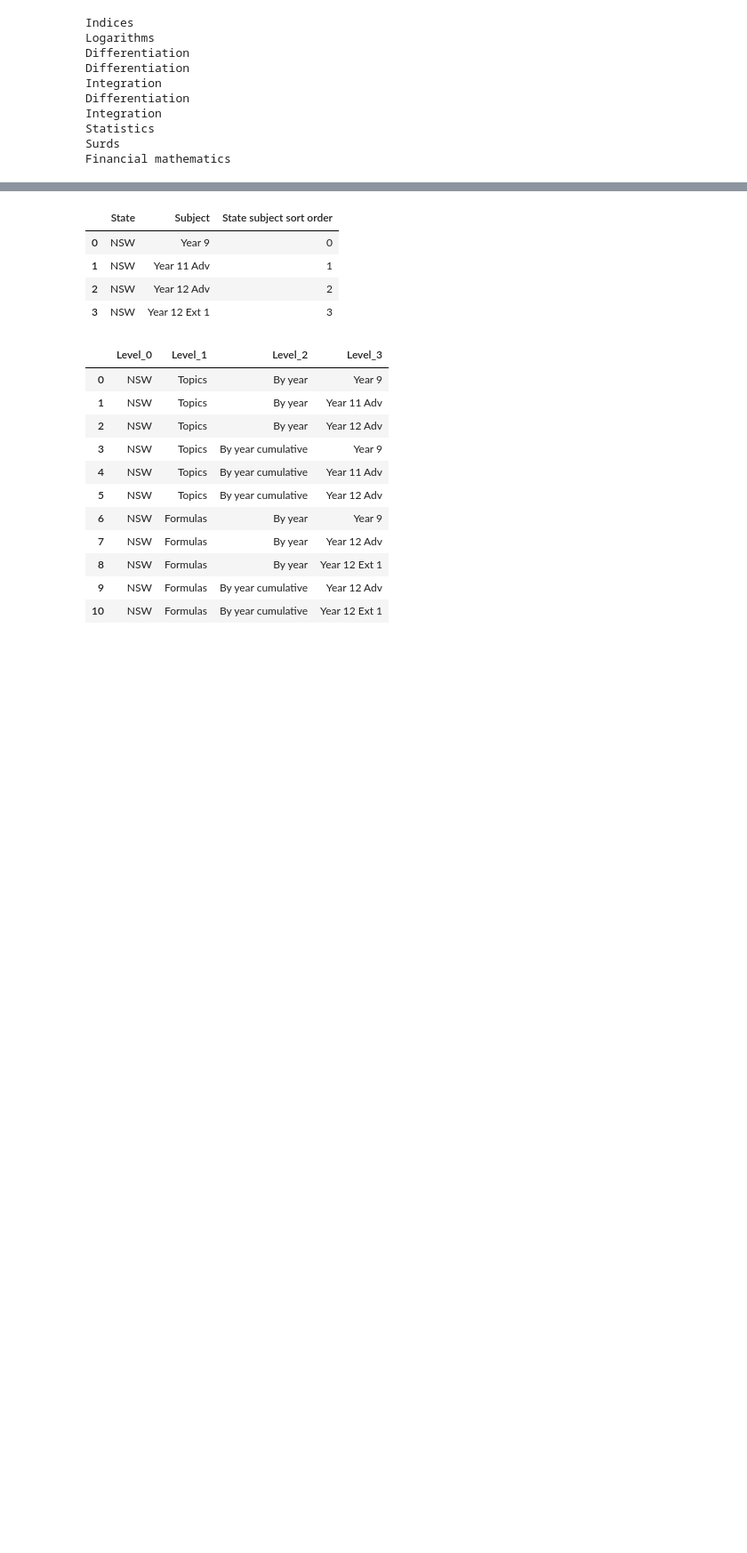
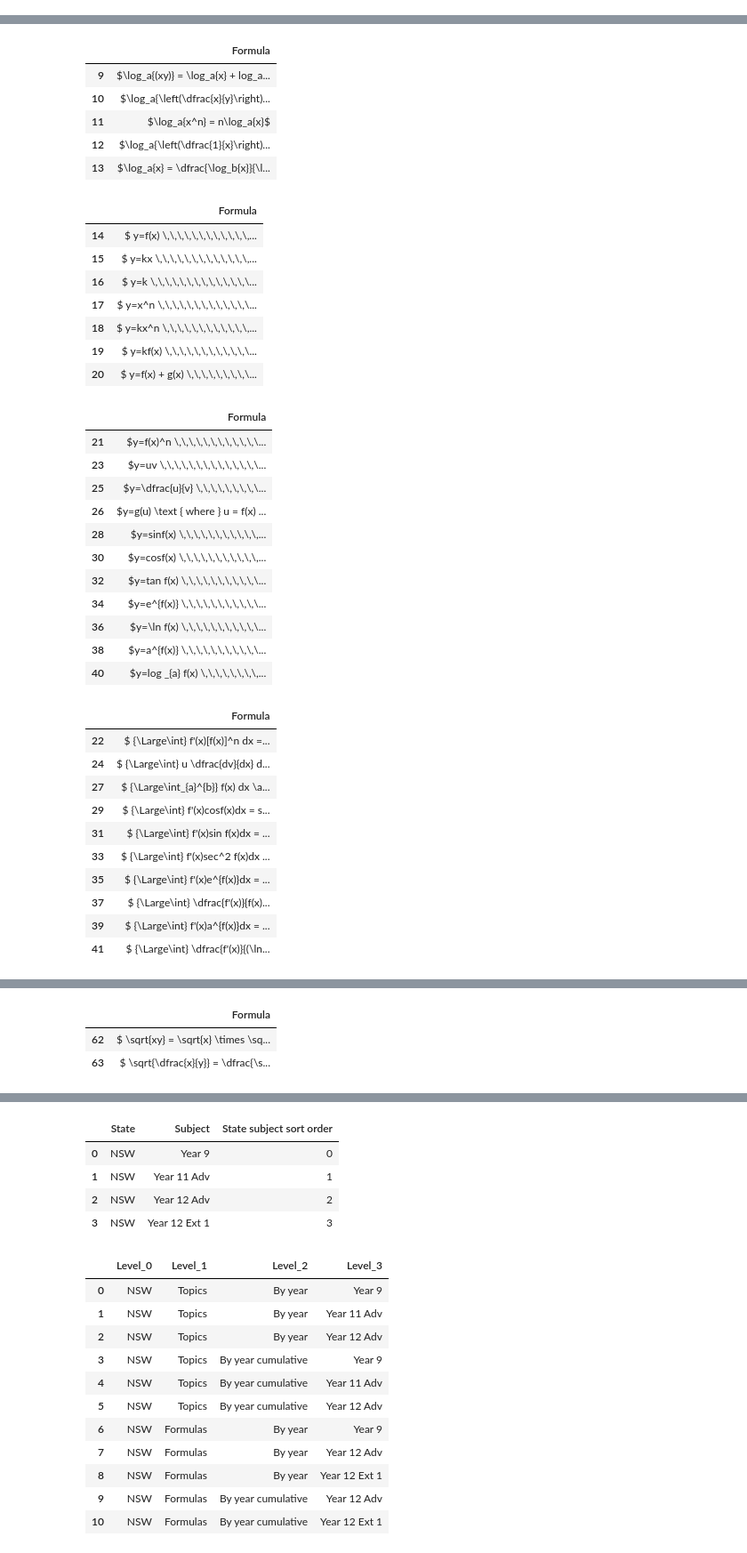
Before and after one commit to charl-potgieter/AustralianSchoolMaths, a Jupyter notebook: WebsiteCreator/caller.ipynb, the cells around one changed output, grey strips where cells are left out. Shown at 89% size. Drawn from its saved outputs; the diff is of its cells as text; code cells hidden in the pictures; blank space fills up the shorter version.

```diff
--- a/WebsiteCreator/caller.ipynb
+++ b/WebsiteCreator/caller.ipynb
@@ -11,21 +12,18 @@ data_sources = DataSource()
 formulas = Formulas(data_sources.formulas_by_year())
 df = formulas._unique_state_subject_categories()
 
-def  my_generator():
-    for item in df.itertuples():
-        yield((item.Category))
+# def  my_generator():
+#     for item in df.itertuples():
+#         formula_table = FormulaTable(formulas)
+#         formula_table.state = item.State
+#         formula_table.category = item.Category
+#         formula_table.subject = item.Subject
+#         yield(formula_table)
 
 
-for item in my_generator():
-    print (item)
+# for item in my_generator():
+#     print (item.category)
+
+for table in formulas.formula_tables():
+    display(table._formula_data)
 # %% [output]
-Indices
-Logarithms
-Differentiation
-Differentiation
-Integration
-Differentiation
-Integration
-Statistics
-Surds
-Financial mathematics
@@ -31,0 +40,37 @@ Financial mathematics
+|  | Formula |
+| 9 | $\log_a{(xy)} = \log_a{x} + log_a... |
+| 10 | $\log_a{\left(\dfrac{x}{y}\right)... |
+| 11 | $\log_a{x^n} = n\log_a{x}$ |
+| 12 | $\log_a{\left(\dfrac{1}{x}\right)... |
+| 13 | $\log_a{x} = \dfrac{\log_b{x}}{\l... |
+|  | Formula |
+| 14 | $ y=f(x) \,\,\,\,\,\,\,\,\,\,\,\,... |
+| 15 | $ y=kx \,\,\,\,\,\,\,\,\,\,\,\,\,... |
+| 16 | $ y=k \,\,\,\,\,\,\,\,\,\,\,\,\,\... |
+| 17 | $ y=x^n \,\,\,\,\,\,\,\,\,\,\,\,\... |
+| 18 | $ y=kx^n \,\,\,\,\,\,\,\,\,\,\,\,... |
+| 19 | $ y=kf(x) \,\,\,\,\,\,\,\,\,\,\,\... |
+| 20 | $ y=f(x) + g(x) \,\,\,\,\,\,\,\,\... |
+|  | Formula |
+| 21 | $y=f(x)^n \,\,\,\,\,\,\,\,\,\,\,\... |
+| 23 | $y=uv \,\,\,\,\,\,\,\,\,\,\,\,\,\... |
+| 25 | $y=\dfrac{u}{v} \,\,\,\,\,\,\,\,\... |
+| 26 | $y=g(u) \text { where } u = f(x) ... |
+| 28 | $y=sinf(x) \,\,\,\,\,\,\,\,\,\,\,... |
+| 30 | $y=cosf(x) \,\,\,\,\,\,\,\,\,\,\,... |
+| 32 | $y=tan f(x) \,\,\,\,\,\,\,\,\,\,\... |
+| 34 | $y=e^{f(x)} \,\,\,\,\,\,\,\,\,\,\... |
+| 36 | $y=\ln f(x) \,\,\,\,\,\,\,\,\,\,\... |
+| 38 | $y=a^{f(x)} \,\,\,\,\,\,\,\,\,\,\... |
+| 40 | $y=log _{a} f(x) \,\,\,\,\,\,\,\,... |
+|  | Formula |
+| 22 | $ {\Large\int} f'(x)[f(x)]^n dx =... |
+| 24 | $ {\Large\int} u \dfrac{dv}{dx} d... |
+| 27 | $ {\Large\int_{a}^{b}} f(x) dx \a... |
+| 29 | $ {\Large\int} f'(x)cosf(x)dx = s... |
+| 31 | $ {\Large\int} f'(x)sin f(x)dx = ... |
+| 33 | $ {\Large\int} f'(x)sec^2 f(x)dx ... |
+| 35 | $ {\Large\int} f'(x)e^{f(x)}dx = ... |
+| 37 | $ {\Large\int} \dfrac{f'(x)}{f(x)... |
+| 39 | $ {\Large\int} f'(x)a^{f(x)}dx = ... |
+| 41 | $ {\Large\int} \dfrac{f'(x)}{(\ln... |
@@ -31,0 +100,3 @@ Financial mathematics
+|  | Formula |
+| 62 | $ \sqrt{xy} = \sqrt{x} \times \sq... |
+| 63 | $ \sqrt{\dfrac{x}{y}} = \dfrac{\s... |
```
Also changed, not shown: parts of 6 cells of this notebook, 1 other file.
